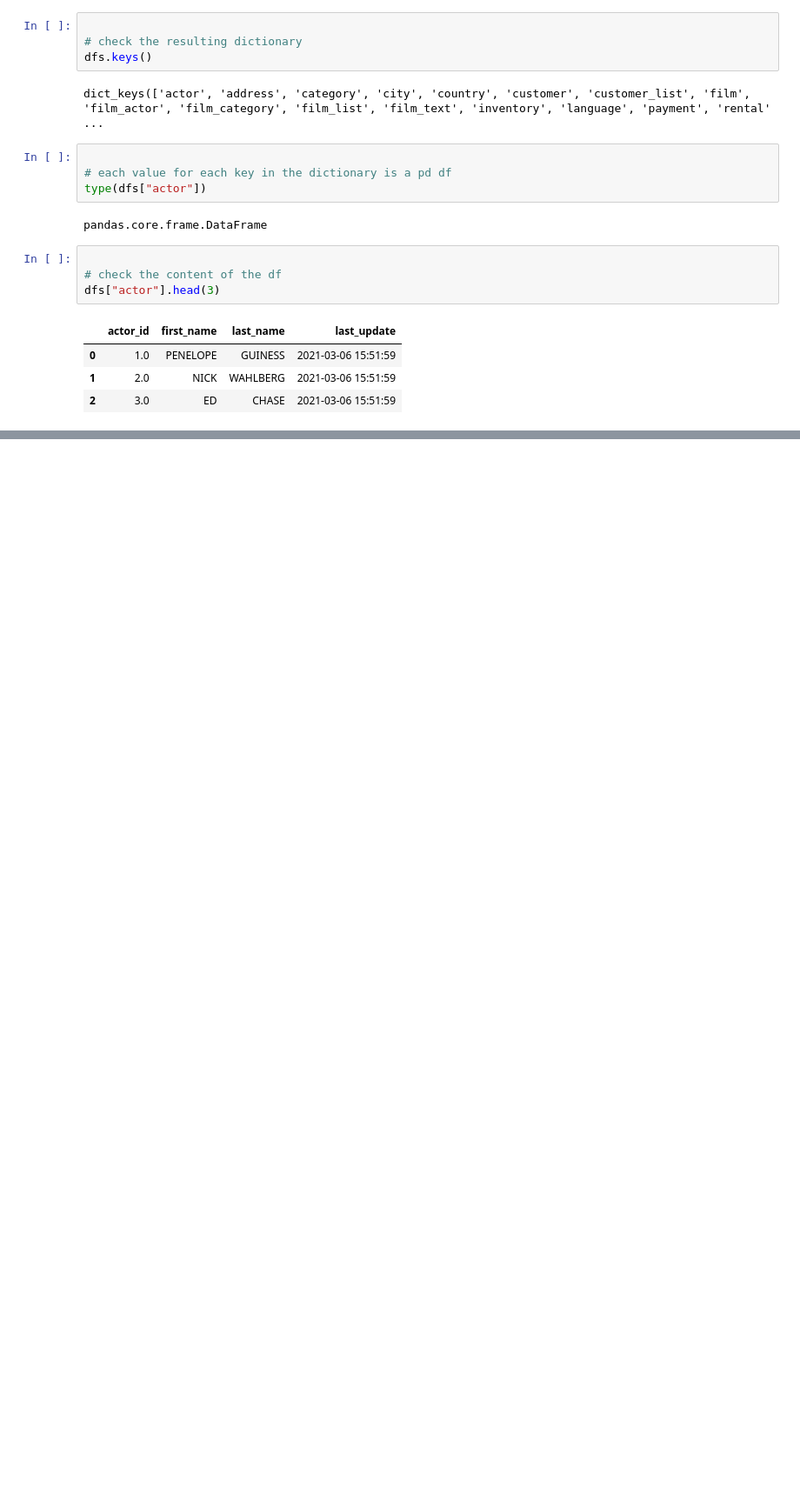
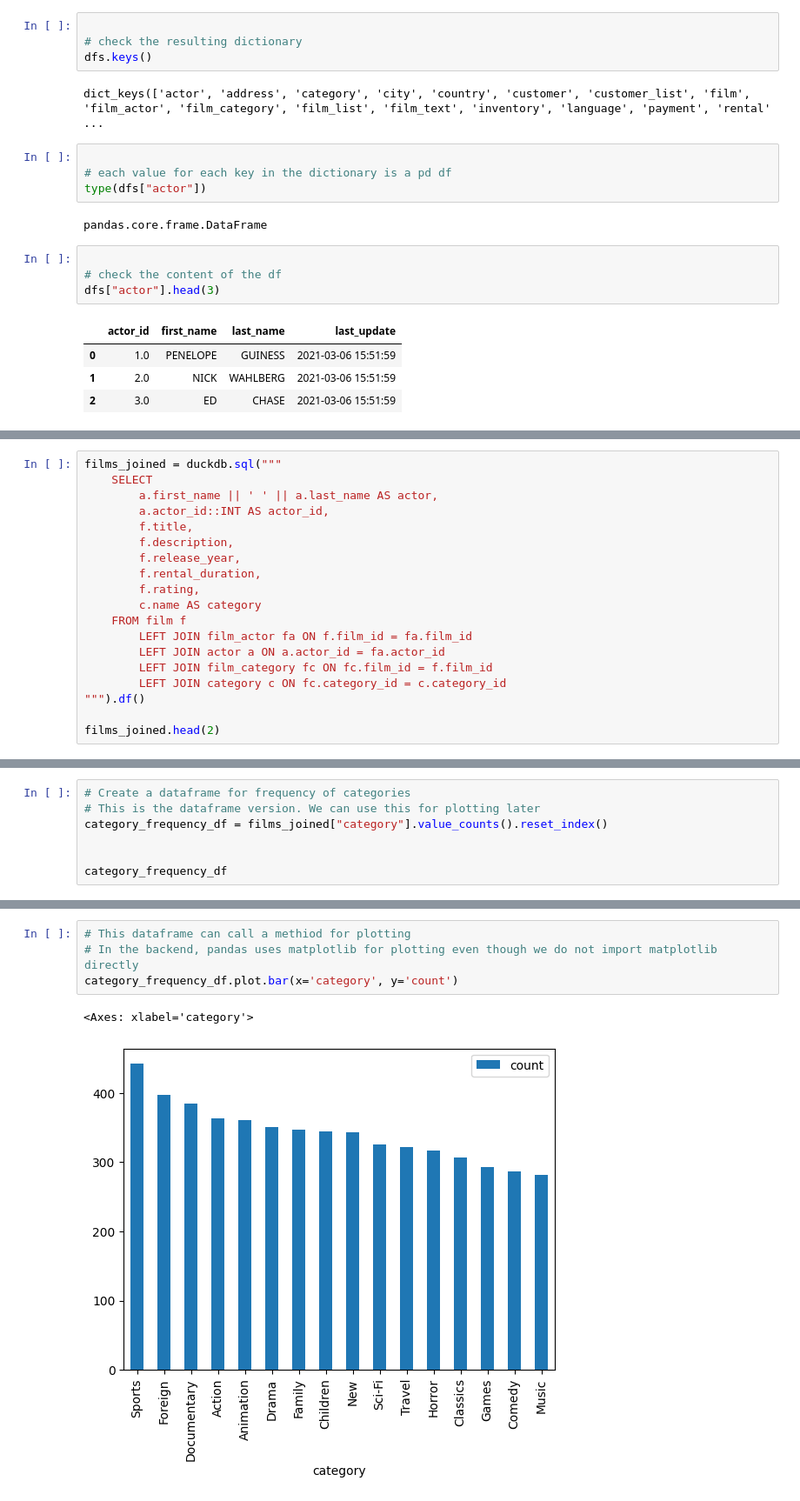
Before and after one commit to Akina-Aoki/duckdb_repo, a Jupyter notebook: lecture_code_along/week4_query_sakila/pandas_duckdb.ipynb, the cells around one changed output, grey strips where cells are left out. Shown: that part at 87% size. Drawn from its saved outputs; the diff is of its cells as text; blank space fills up the shorter version.

Commit message:
week4: pandas_duckdb.ipynb lecture DONE, README for this lecture DONE

```diff
--- a/lecture_code_along/week4_query_sakila/pandas_duckdb.ipynb
+++ b/lecture_code_along/week4_query_sakila/pandas_duckdb.ipynb
@@ -78,0 +109,19 @@ dfs["actor"].head(3)
+# %%
+films_joined = duckdb.sql("""
+    SELECT
+        a.first_name || ' ' || a.last_name AS actor,
+        a.actor_id::INT AS actor_id,
+        f.title,
+        f.description,
+        f.release_year,
+        f.rental_duration,
+        f.rating,
+        c.name AS category
+    FROM film f
+        LEFT JOIN film_actor fa ON f.film_id = fa.film_id
+        LEFT JOIN actor a ON a.actor_id = fa.actor_id
+        LEFT JOIN film_category fc ON fc.film_id = f.film_id
+        LEFT JOIN category c ON fc.category_id = c.category_id
+""").df()
+
+films_joined.head(2)
@@ -81,0 +212,7 @@ dfs["actor"].head(3)
+# %%
+# Create a dataframe for frequency of categories
+# This is the dataframe version. We can use this for plotting later
+category_frequency_df = films_joined["category"].value_counts().reset_index()
+
+
+category_frequency_df
@@ -81,0 +237,7 @@ dfs["actor"].head(3)
+# %%
+# This dataframe can call a methiod for plotting
+# In the backend, pandas uses matplotlib for plotting even though we do not import matplotlib directly
+category_frequency_df.plot.bar(x='category', y='count')
+# %% [output]
+<Axes: xlabel='category'>
+[figure, added]
```
Also changed, not shown: parts of 11 cells of this notebook, 1 other file.
